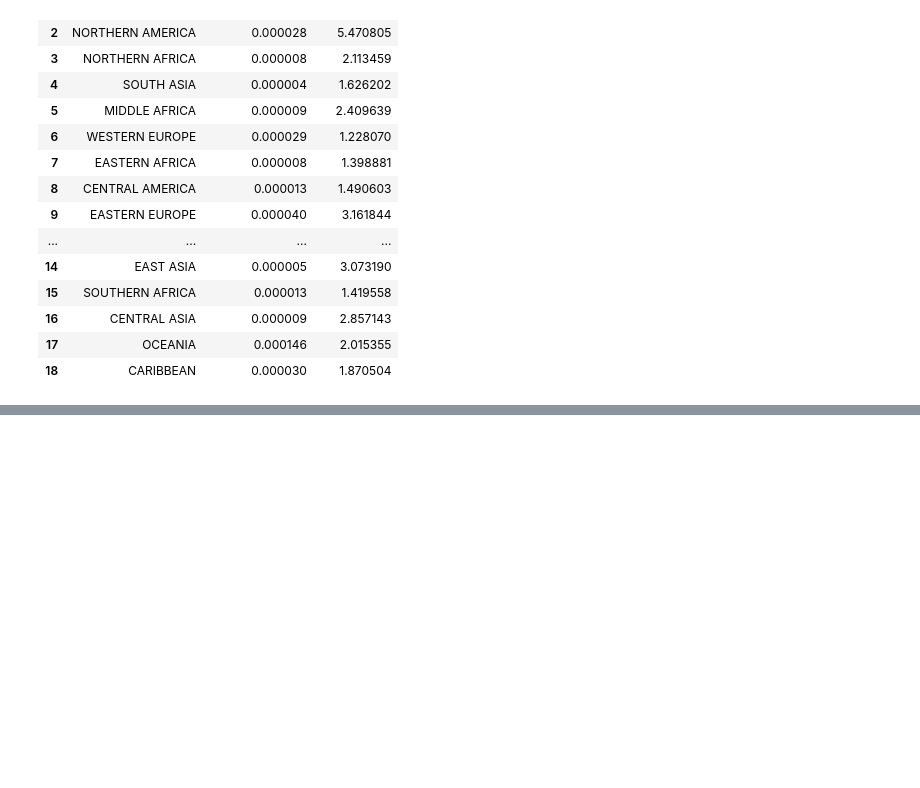
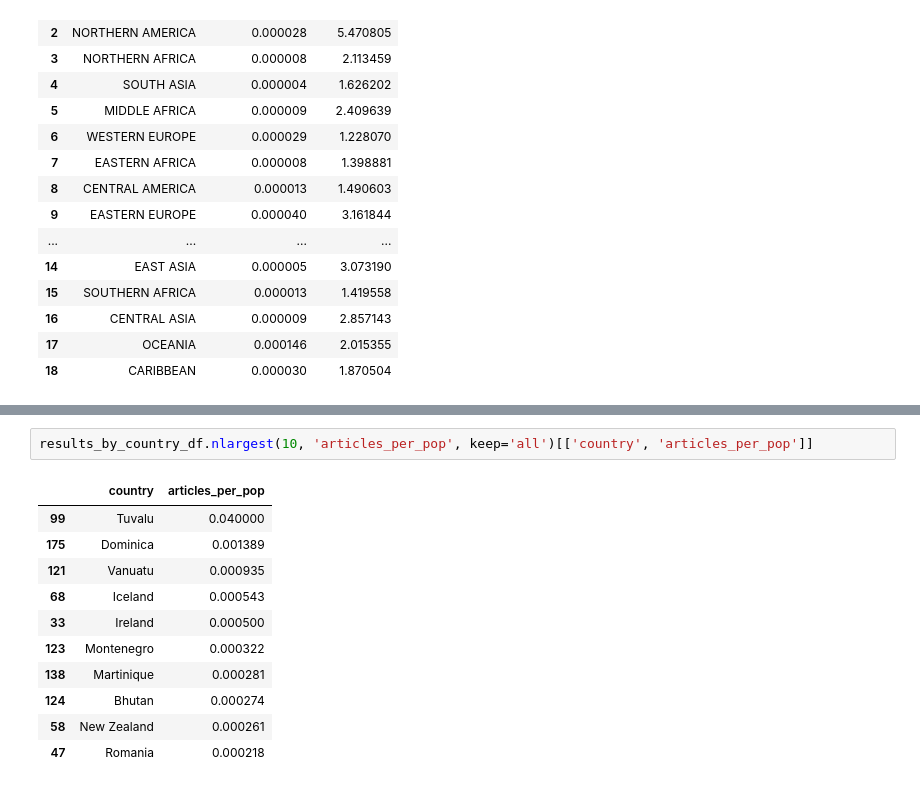
Before and after one commit to StaceyWheeler/data-512-a2, a Jupyter notebook: src/hcds-a2-bias.ipynb, the cells around one changed output, grey strips where cells are left out. Drawn from its saved outputs; the diff is of its cells as text; blank space fills up the shorter version.

```diff
--- a/src/hcds-a2-bias.ipynb
+++ b/src/hcds-a2-bias.ipynb
@@ -433,0 +404,14 @@ results_by_region_df
+# %%
+results_by_country_df.nlargest(10, 'articles_per_pop', keep='all')[['country', 'articles_per_pop']]
+# %% [output]
+|  | country | articles_per_pop |
+| 99 | Tuvalu | 0.040000 |
+| 175 | Dominica | 0.001389 |
+| 121 | Vanuatu | 0.000935 |
+| 68 | Iceland | 0.000543 |
+| 33 | Ireland | 0.000500 |
+| 123 | Montenegro | 0.000322 |
+| 138 | Martinique | 0.000281 |
+| 124 | Bhutan | 0.000274 |
+| 58 | New Zealand | 0.000261 |
+| 47 | Romania | 0.000218 |
```
Also changed, not shown: parts of 23 cells of this notebook, 4 other files.
